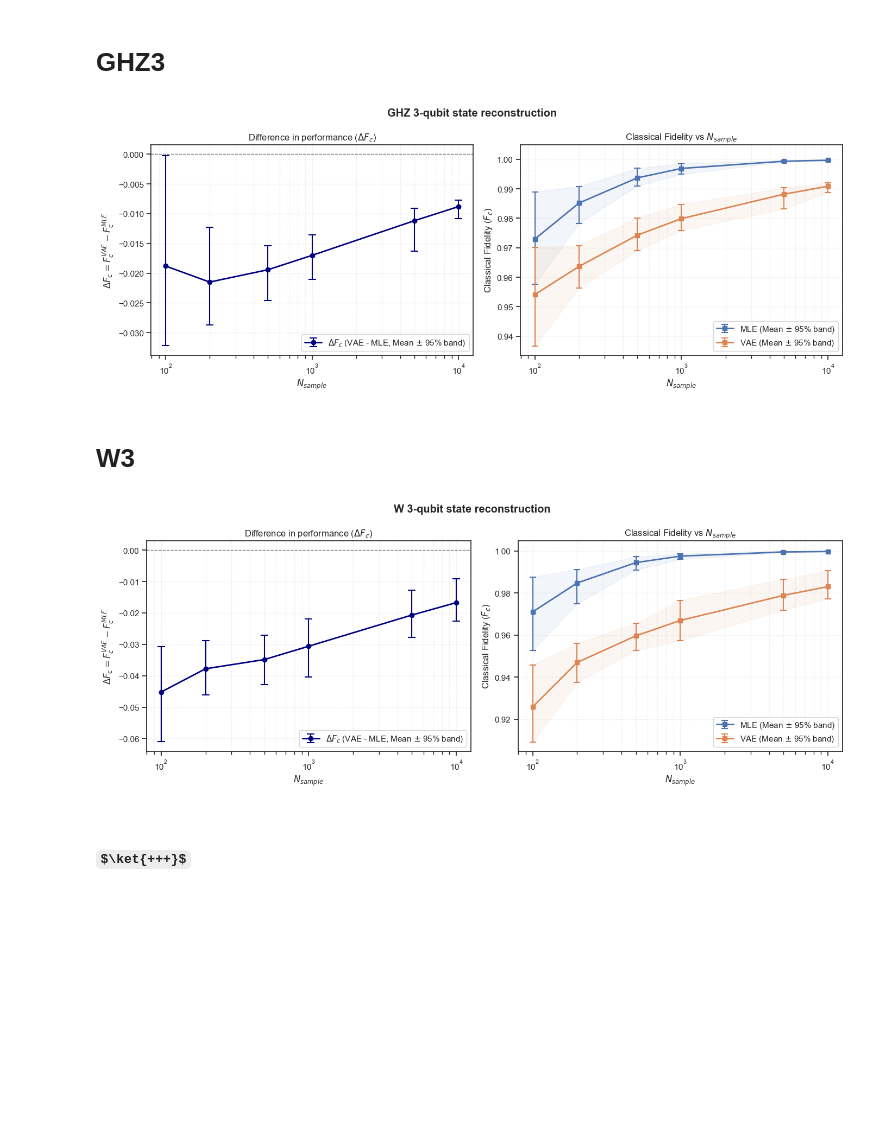
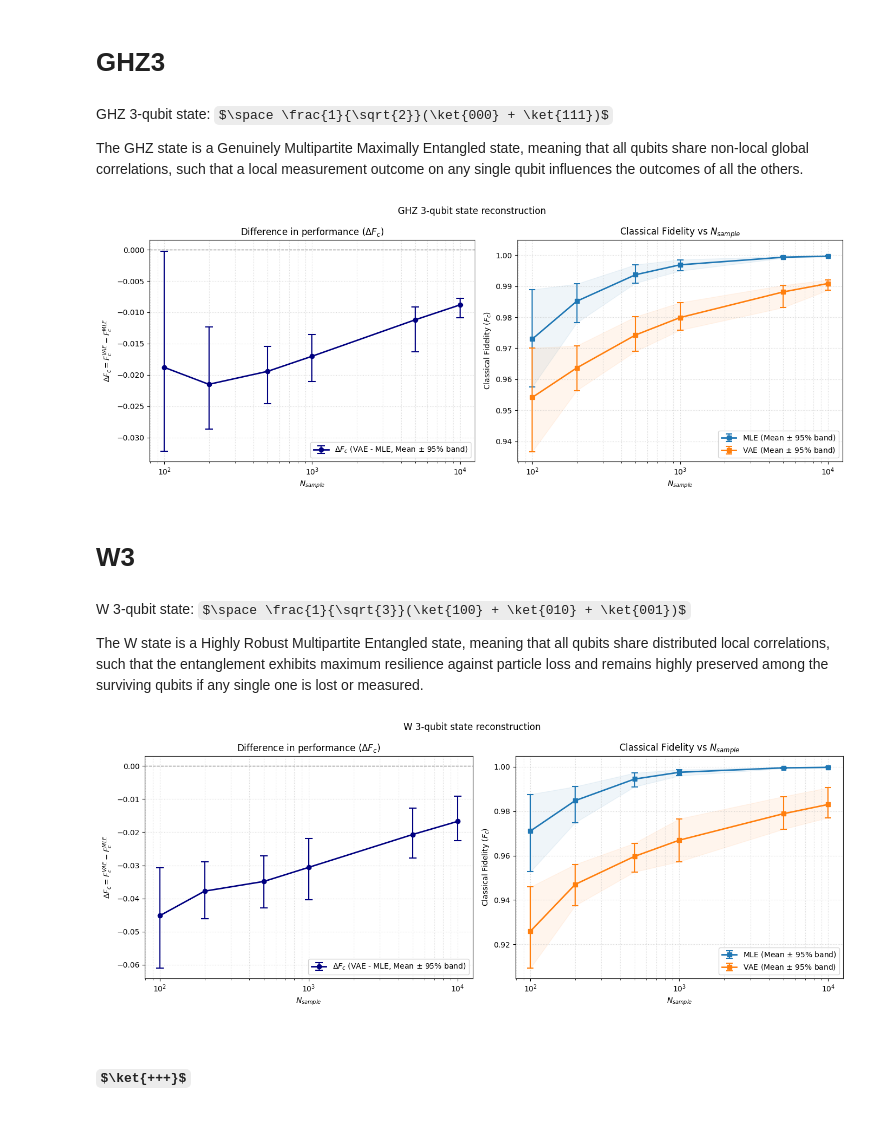
Before and after one commit to srazzetti/statistical-qst-vae, a Jupyter notebook: notebook/4_comparative-analysis.ipynb, the cells around one changed output. Saved outputs shown, nothing was run; the diff lists cells and outputs as text; code cells hidden in the pictures; some formulas as TeX source; blank space fills up the shorter version.

```diff
--- a/notebook/4_comparative-analysis.ipynb
+++ b/notebook/4_comparative-analysis.ipynb
@@ -155,13 +163,11 @@ print("\nSalvato. Righe:", len(df))
 Salvato. Righe: 100
 # %% [markdown]
 # GHZ3
+# %% [markdown]
+GHZ 3-qubit state: $\space \frac{1}{\sqrt{2}}(\ket{000} + \ket{111})$
+
+The GHZ state is a Genuinely Multipartite Maximally Entangled state, meaning that all qubits share non-local global correlations, such that a local measurement outcome on any single qubit influences the outcomes of all the others.
 # %%
-import glob
-import numpy as np
-import pandas as pd
-import matplotlib.pyplot as plt
-import seaborn as sns
-
 # -- load --
 paths = sorted(glob.glob("Comparative_analysis/risultati_shot_N*_B50_ghz.csv"))
 df_cmp = pd.concat([pd.read_csv(p) for p in paths], ignore_index=True).rename(columns={'N': 'N_sample'})
@@ -185,9 +191,6 @@ yerr_d = np.array([low_err_d, high_err_d])
 
 ax1.axhline(0, color='black', lw=1, ls='--', alpha=0.5)
 
-# real point cloud for distribution
-# sns.stripplot(data=df_piv, x='N_sample', y='Delta', ax=ax1, color='gray', alpha=0.25, jitter=0.15, size=4, native_scale=True)
-
 # error bar: 95% band
 ax1.errorbar(n_vals, g_delta.mean().values, yerr=yerr_d,
              fmt='o-', color='navy', lw=2, elinewidth=1.5, capsize=5, capthick=1.5, label='$\\Delta F_c$ (VAE - MLE, Mean $\\pm$ 95% band)')
@@ -203,15 +206,10 @@ ax1.grid(True, which='both', ls=':', alpha=0.5)
 colors = {'MLE': 'C0', 'VAE': 'C1'}
 # colors = {'MLE': 'blue', 'VAE': 'orange'} --> others graph config
 
-
 for met in ['MLE', 'VAE']:
     g_fc = df_cmp[df_cmp.method == met].groupby('N_sample')['F_c']
     ax2.fill_between(n_vals, g_fc.quantile(0.025).values, g_fc.quantile(0.975).values,
                      color=colors[met], alpha=0.07)
-
-# real point cloud for distribution
-# sns.stripplot(data=df_cmp, x='N_sample', y='F_c', hue='method', ax=ax2,
-#               palette=colors, alpha=0.20, jitter=0.15, size=3.5, dodge=False, native_scale=True)
 
 # error bar: 95% band
 for met in ['MLE', 'VAE']:
@@ -232,12 +230,12 @@ ax2.set_xscale('log')
 
 # legend
 handles, labels = ax2.get_legend_handles_labels()
-ax2.legend(handles, labels, loc='lower right') # if we include clouds -> slicing [2:]
+ax2.legend(handles, labels, loc='lower right')
 ax2.grid(True, which='both', ls=':', alpha=0.5)
 
 
 # -- titles --
-fig.suptitle("GHZ 3-qubit state reconstruction", fontweight='bold', y=0.98)
+fig.suptitle("GHZ 3-qubit state reconstruction", y=0.98)
 ax1.set_title("Difference in performance ($\\Delta F_c$)") #[2.5% - 97.5% percentile band]
 ax2.set_title("Classical Fidelity vs $N_{sample}$")
 
@@ -245,16 +243,14 @@ ax2.set_title("Classical Fidelity vs $N_{sample}$")
 fig.tight_layout()
 plt.show()
 # %% [output]
-[figure, old version]
+[figure, new version]
 # %% [markdown]
 # W3
+# %% [markdown]
+W 3-qubit state: $\space \frac{1}{\sqrt{3}}(\ket{100} + \ket{010} + \ket{001})$
+
+The W state is a Highly Robust Multipartite Entangled state, meaning that all qubits share distributed local correlations, such that the entanglement exhibits maximum resilience against particle loss and remains highly preserved among the surviving qubits if any single one is lost or measured.
 # %%
-import glob
-import numpy as np
-import pandas as pd
-import matplotlib.pyplot as plt
-import seaborn as sns
-
 # -- load --
 paths = sorted(glob.glob("Comparative_analysis/risultati_shot_N*_B50_w.csv"))
 df_cmp = pd.concat([pd.read_csv(p) for p in paths], ignore_index=True).rename(columns={'N': 'N_sample'})
@@ -278,9 +274,6 @@ yerr_d = np.array([low_err_d, high_err_d])
 
 ax1.axhline(0, color='black', lw=1, ls='--', alpha=0.5)
 
-# real point cloud for distribution
-# sns.stripplot(data=df_piv, x='N_sample', y='Delta', ax=ax1, color='gray', alpha=0.25, jitter=0.15, size=4, native_scale=True)
-
 # error bar: 95% band
 ax1.errorbar(n_vals, g_delta.mean().values, yerr=yerr_d,
              fmt='o-', color='navy', lw=2, elinewidth=1.5, capsize=5, capthick=1.5, label='$\\Delta F_c$ (VAE - MLE, Mean $\\pm$ 95% band)')
@@ -296,48 +289,43 @@ ax1.grid(True, which='both', ls=':', alpha=0.5)
 colors = {'MLE': 'C0', 'VAE': 'C1'}
 # colors = {'MLE': 'blue', 'VAE': 'orange'} --> others graph config
 
-
 for met in ['MLE', 'VAE']:
     g_fc = df_cmp[df_cmp.method == met].groupby('N_sample')['F_c']
     ax2.fill_between(n_vals, g_fc.quantile(0.025).values, g_fc.quantile(0.975).values,
                      color=colors[met], alpha=0.07)
-
-# real point cloud for distribution
-# sns.stripplot(data=df_cmp, x='N_sample', y='F_c', hue='method', ax=ax2,
-#               palette=colors, alpha=0.20, jitter=0.15, size=3.5, dodge=False, native_scale=True)
 
 # error bar: 95% band
 for met in ['MLE', 'VAE']:
     g_fc = df_cmp[df_cmp.method == met].groupby('N_sample')['F_c']
 
     low_err_f = g_fc.mean().values - g_fc.quantile(0.025).values
     high_err_f = g_fc.quantile(0.975).values - g_fc.mean().values
     yerr_f = np.array([low_err_f, high_err_f])
 
     ax2.errorbar(n_vals, g_fc.mean().values, yerr=yerr_f,
                  fmt='s-', color=colors[met], lw=2, elinewidth=1.5, capsize=4, capthick=1.5,
                  label=f'{met} (Mean $\\pm$ 95% band)')
 
 ax2.set_ylim(None, 1.005)
 ax2.set_xlabel(r"$N_{sample}$")
 ax2.set_ylabel(r"Classical Fidelity ($F_c$)")
 ax2.set_xscale('log')
 
 # legend
 handles, labels = ax2.get_legend_handles_labels()
-ax2.legend(handles, labels, loc='lower right') # if we include clouds -> slicing [2:]
+ax2.legend(handles, labels, loc='lower right')
 ax2.grid(True, which='both', ls=':', alpha=0.5)
 
 
 # -- titles --
-fig.suptitle("W 3-qubit state reconstruction", fontweight='bold', y=0.98)
+fig.suptitle("W 3-qubit state reconstruction", y=0.98)
 ax1.set_title("Difference in performance ($\\Delta F_c$)") #[2.5% - 97.5% percentile band]
 ax2.set_title("Classical Fidelity vs $N_{sample}$")
 
 
 fig.tight_layout()
 plt.show()
 # %% [output]
-[figure, old version]
+[figure, new version]
 # %% [markdown]
 # $\ket{+++}$
```
Also changed, not shown: parts of 9 cells of this notebook, 5 other files.
